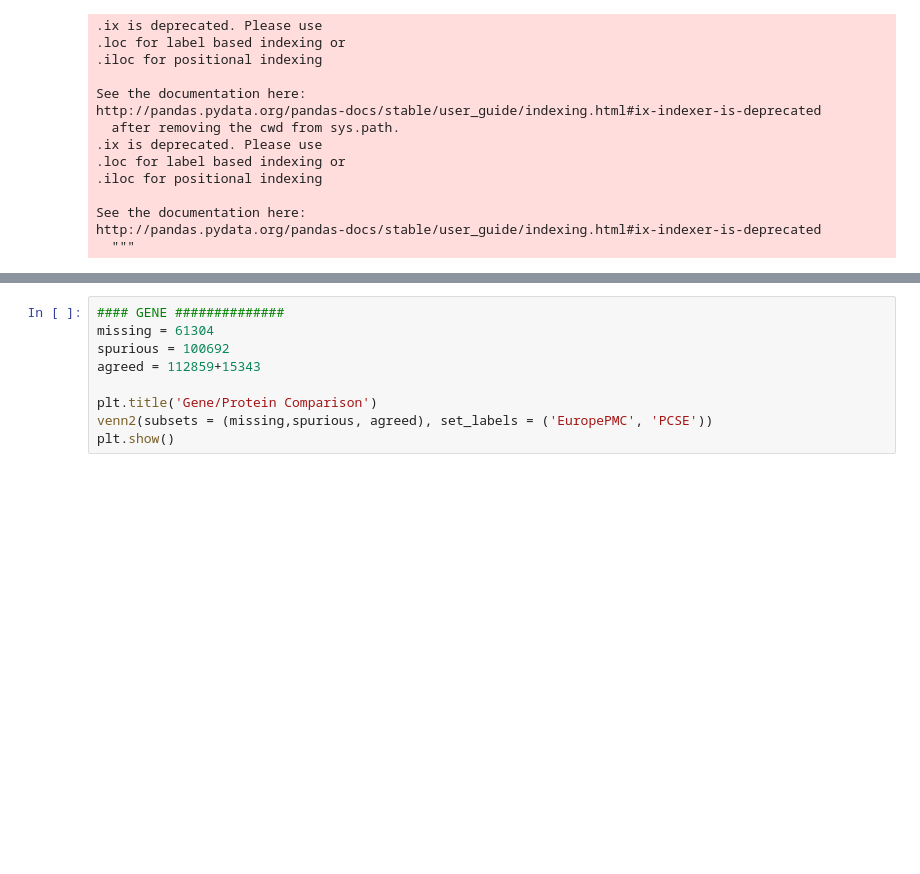
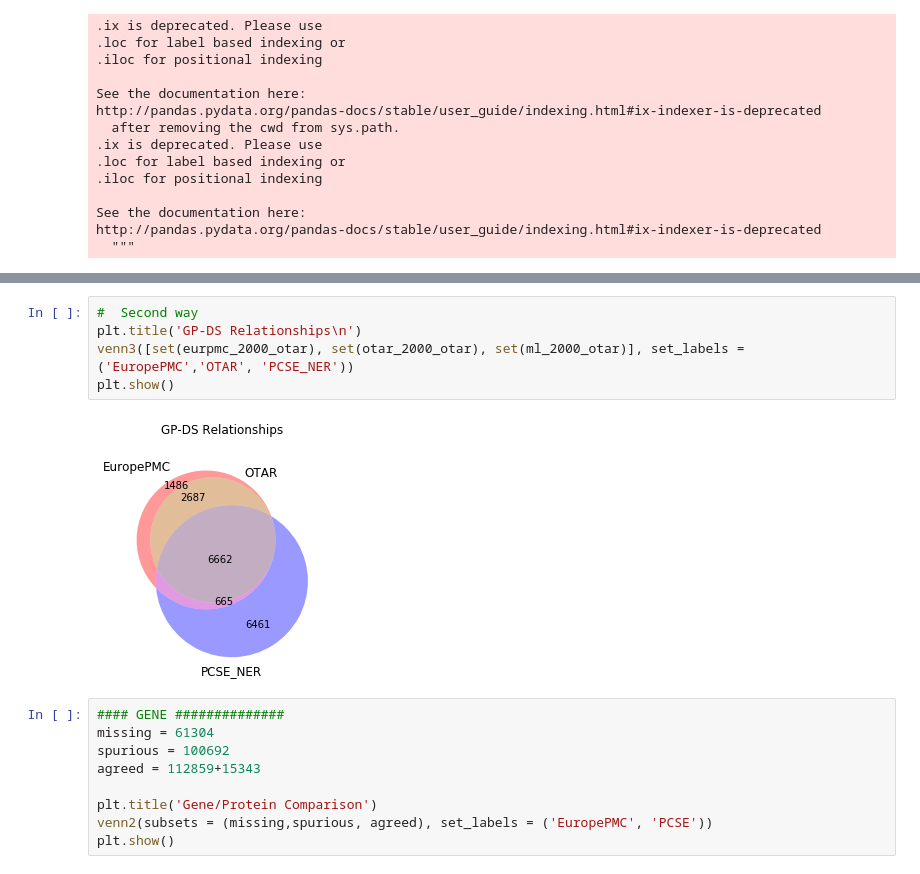
Before and after one commit to tsantosh7/Unsupervised-Supervised-Protein-Genes-Diseases-Organisms-Extraction, a Jupyter notebook: Code/Manually Annotated Datasets/Evaluation-PCSE.ipynb, the cells around one changed output, grey strips where cells are left out. Cells and saved outputs as stored; diff of their text form; blank space fills up the shorter version.

```diff
--- a/Code/Manually Annotated Datasets/Evaluation-PCSE.ipynb
+++ b/Code/Manually Annotated Datasets/Evaluation-PCSE.ipynb
@@ -310,3 +331,10 @@ spurious_df.to_csv(result_path+'spurious.csv', sep = '\t', index=False)
+# %%
+#  Second way
+plt.title('GP-DS Relationships\n')
+venn3([set(eurpmc_2000_otar), set(otar_2000_otar), set(ml_2000_otar)], set_labels = ('EuropePMC','OTAR', 'PCSE_NER'))
+plt.show()
+# %% [output]
+[figure, added]
 # %%
 #### GENE ##############
 missing = 61304
```
Also changed, not shown: parts of 12 cells of this notebook, 14 other files.
